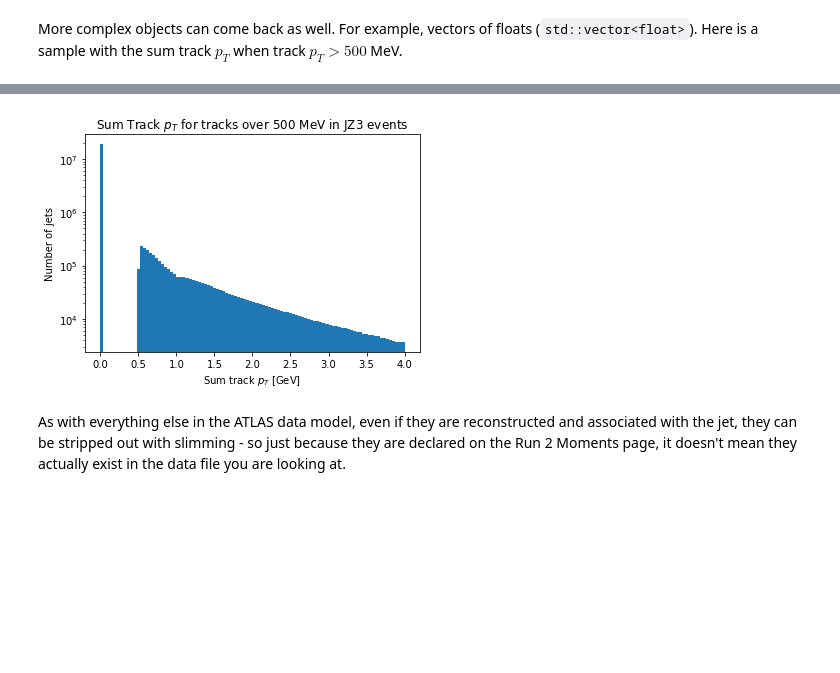
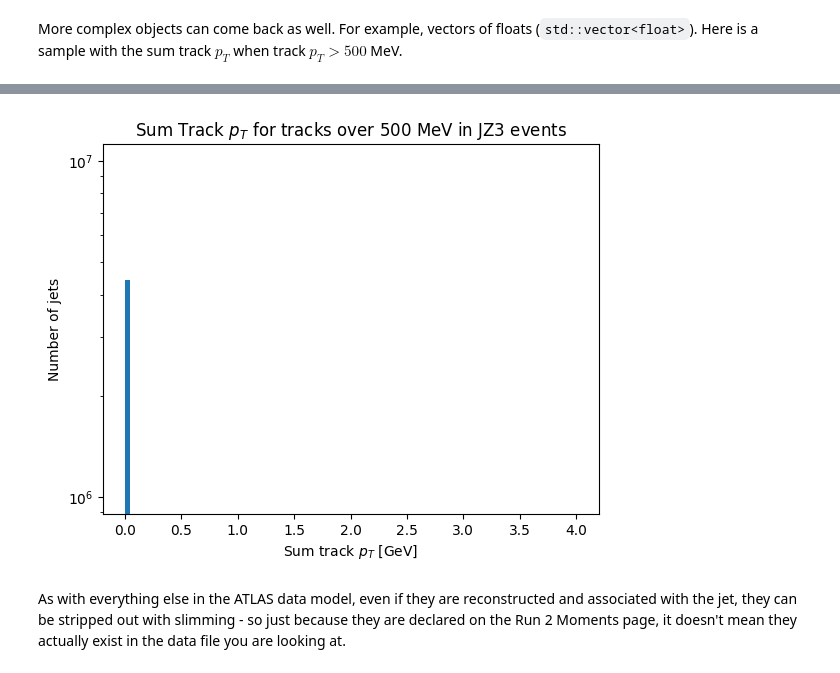
Before and after one commit to iris-hep/xaod_usage, a Jupyter notebook: book/chapters/jets.ipynb, the cells around one changed output, grey strips where cells are left out. Cells and saved outputs as stored; diff of their text form; code cells hidden in the pictures; blank space fills up the shorter version.

```diff
--- a/book/chapters/jets.ipynb
+++ b/book/chapters/jets.ipynb
@@ -109,9 +109,14 @@ _ = plt.title('EM Fraction of jets in JZ3 events')
 # %% [markdown]
 More complex objects can come back as well. For example, vectors of floats (`std::vector<float>`). Here is a sample with the sum track $p_T$ when track $p_T > 500$ MeV.
 # %%
-sum_pt = (ds
-          .SelectMany(lambda e: e.Jets("AntiKt4EMPFlowJets"))
-          .Where(lambda j: (j.pt() / 1000) > 31)
-          .SelectMany(lambda j: j.getAttribute[cpp_vfloat]('SumPtTrkPt500'))
-          .AsAwkwardArray('sum_pt')
-          .value())
+
+
+query = FuncADLQueryPHYSLITE()
+jets_per_event = query.Select(lambda e: e.Jets("AnalysisJets"))
+jet_info_per_event = jets_per_event.Select(
+    lambda jets: {
+        'sum_pt': jets.Where(lambda j: (j.pt() / 1000) > 31).SelectMany(lambda j: j.getAttribute[cpp_vfloat]('SumPtTrkPt500'))
+    }
+)
+
+files = deliver_files(jet_info_per_event,sx_f)
@@ -118,11 +126,17 @@ sum_pt = (ds
+# %%
+sum_pt_data = []
+for file_path in files:
+    file = uproot.open(file_path)
+    array = file['atlas_xaod_tree;1']['sum_pt'].arrays(library="ak").sum_pt
+    sum_pt_data.extend(ak.flatten(array))
 # %%
-plt.hist(sum_pt.sum_pt/1000.0, bins=100, range=(0, 4))
+plt.hist(sum_pt_data, bins=100, range=(0, 4))
 plt.xlabel('Sum track $p_T$ [GeV]')
 plt.ylabel('Number of jets')
 plt.yscale('log')
 _ = plt.title('Sum Track $p_T$ for tracks over 500 MeV in JZ3 events')
 # %% [output]
-[figure, old version]
+[figure, new version]
 # %% [markdown]
 As with everything else in the ATLAS data model, even if they are reconstructed and associated with the jet, they can be stripped out with slimming - so just because they are declared on the Run 2 Moments page, it doesn't mean they actually exist in the data file you are looking at.
 # %% [markdown]
```
Also changed, not shown: parts of 3 cells of this notebook.
